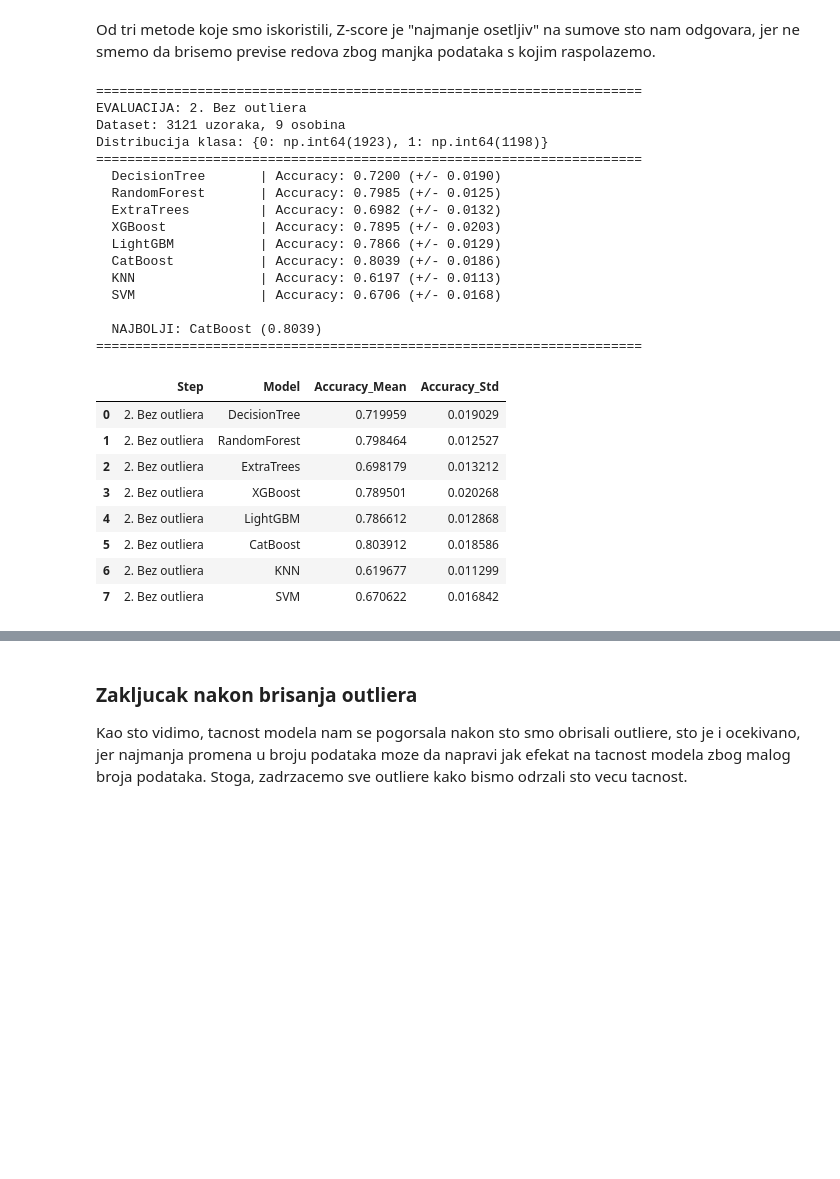
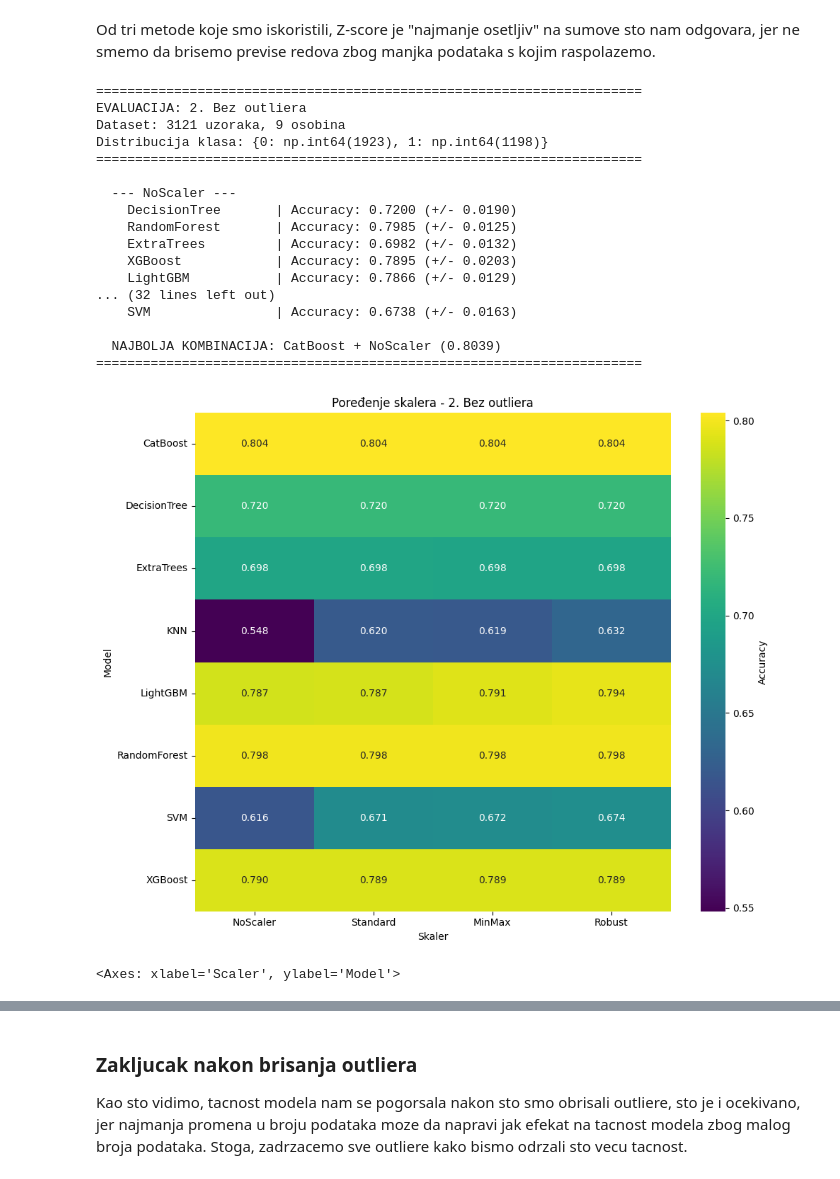
Before and after one commit to anastasijasavov/machine-learning, a Jupyter notebook: notebooks/potability_final.ipynb, the cells around one changed output, grey strips where cells are left out. Saved outputs shown, nothing was run; the diff lists cells and outputs as text; code cells hidden in the pictures; blank space fills up the shorter version.

```diff
--- a/notebooks/potability_final.ipynb
+++ b/notebooks/potability_final.ipynb
@@ -505,30 +843,25 @@ outliers = (z_scores > threshold).any(axis=1)
 df_no_outliers = df[~outliers]
 # %%
 # Evaluate models after outlier removal
-evaluate_models_after_step(df_no_outliers, "2. Bez outliera")
+results_df = evaluate_models_after_step(df_no_outliers, "2. Bez outliera", compare_scalers=True)
+sns.heatmap(results_df, annot=True, cmap='viridis', fmt=".3f")
 # %% [output]
 ======================================================================
 EVALUACIJA: 2. Bez outliera
 Dataset: 3121 uzoraka, 9 osobina
 Distribucija klasa: {0: np.int64(1923), 1: np.int64(1198)}
 ======================================================================
-  DecisionTree       | Accuracy: 0.7200 (+/- 0.0190)
-  RandomForest       | Accuracy: 0.7985 (+/- 0.0125)
-  ExtraTrees         | Accuracy: 0.6982 (+/- 0.0132)
-  XGBoost            | Accuracy: 0.7895 (+/- 0.0203)
-  LightGBM           | Accuracy: 0.7866 (+/- 0.0129)
-  CatBoost           | Accuracy: 0.8039 (+/- 0.0186)
-  KNN                | Accuracy: 0.6197 (+/- 0.0113)
-  SVM                | Accuracy: 0.6706 (+/- 0.0168)
 
-  NAJBOLJI: CatBoost (0.8039)
+  --- NoScaler ---
+    DecisionTree       | Accuracy: 0.7200 (+/- 0.0190)
+    RandomForest       | Accuracy: 0.7985 (+/- 0.0125)
+    ExtraTrees         | Accuracy: 0.6982 (+/- 0.0132)
+    XGBoost            | Accuracy: 0.7895 (+/- 0.0203)
+    LightGBM           | Accuracy: 0.7866 (+/- 0.0129)
+... (32 lines left out)
+    SVM                | Accuracy: 0.6738 (+/- 0.0163)
+
+  NAJBOLJA KOMBINACIJA: CatBoost + NoScaler (0.8039)
 ======================================================================
-|  | Step | Model | Accuracy_Mean | Accuracy_Std |
-| 0 | 2. Bez outliera | DecisionTree | 0.719959 | 0.019029 |
-| 1 | 2. Bez outliera | RandomForest | 0.798464 | 0.012527 |
-| 2 | 2. Bez outliera | ExtraTrees | 0.698179 | 0.013212 |
-| 3 | 2. Bez outliera | XGBoost | 0.789501 | 0.020268 |
-| 4 | 2. Bez outliera | LightGBM | 0.786612 | 0.012868 |
-| 5 | 2. Bez outliera | CatBoost | 0.803912 | 0.018586 |
-| 6 | 2. Bez outliera | KNN | 0.619677 | 0.011299 |
-| 7 | 2. Bez outliera | SVM | 0.670622 | 0.016842 |
+[figure, added]
+<Axes: xlabel='Scaler', ylabel='Model'>
```
Also changed, not shown: parts of 16 cells of this notebook.
